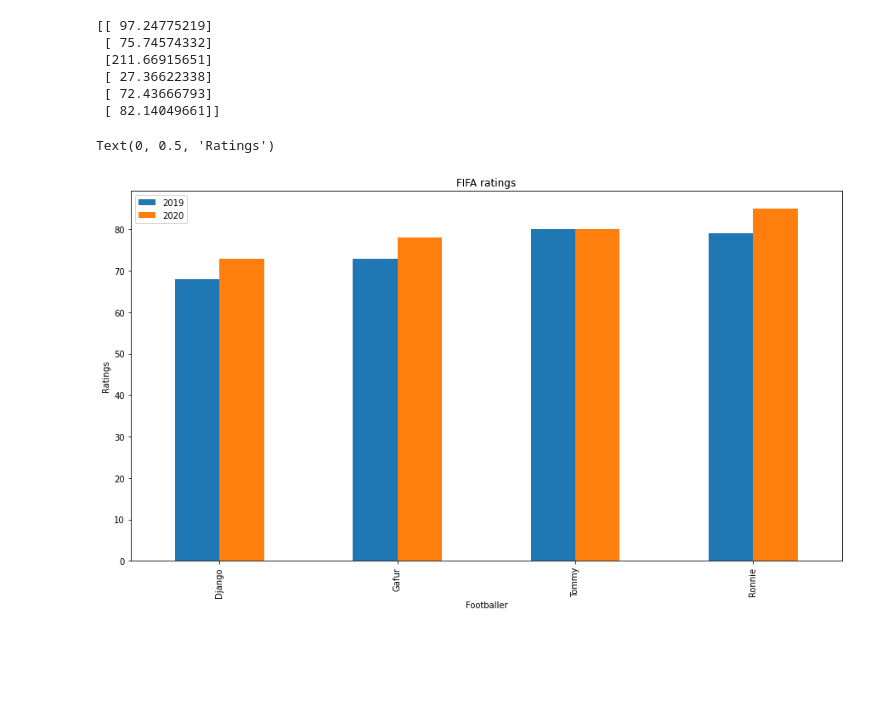
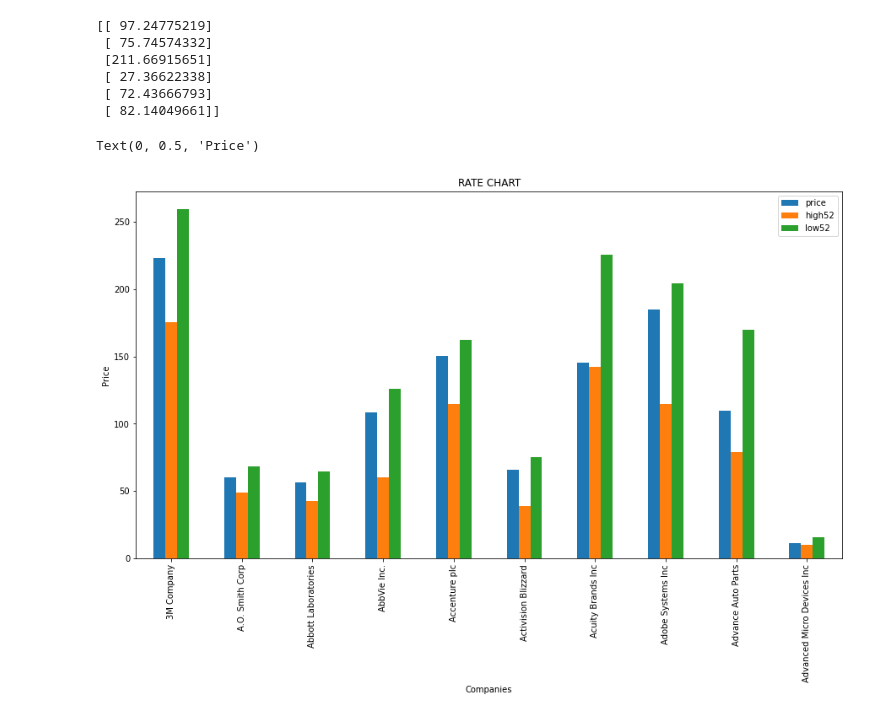
Before and after one commit to DataZenSomaiya/14_days_challenge, a Jupyter notebook: ankit/Finance.ipynb, the cells around one changed output. Cells and saved outputs as stored; diff of their text form; code cells hidden in the pictures; blank space fills up the shorter version.

```diff
--- a/ankit/Finance.ipynb
+++ b/ankit/Finance.ipynb
@@ -120,7 +104,7 @@ count    20.000000     20.000000  2.000000e+01  2.000000e+01    20.000000
 75%      7.417500
 max     26.140000
 # %%
-name = df['Name'].head(10)
-price = df['Price'].head(10)
-high52 = df['52 Week High'].head(10)
-low52 = df['52 Week Low'].head(10)
+name = df['Name'].head(10).to_numpy()
+price = df['Price'].head(10).to_numpy()
+high = df['52 Week High'].head(10).to_numpy()
+low = df['52 Week Low'].head(10).to_numpy()
@@ -173,21 +159,17 @@ print(y_test_predict)
  [ 72.43666793]
  [ 82.14049661]]
 # %%
-plotdata = pd.DataFrame({
+plotdata = pd.DataFrame({"price":price,"high52":high,"low52":low},
 
-    "2019":[68,73,80,79],
-
-    "2020":[73,78,80,85]},
-
-    index=["Django", "Gafur", "Tommy", "Ronnie"])
+    index=name)
 
 plotdata.plot(kind="bar",figsize=(15, 8))
 
-plt.title("FIFA ratings")
+plt.title("RATE CHART")
 
-plt.xlabel("Footballer")
+plt.xlabel("Companies")
 
-plt.ylabel("Ratings")
+plt.ylabel("Price")
 # %% [output]
-Text(0, 0.5, 'Ratings')
+Text(0, 0.5, 'Price')
-[figure, old version]
+[figure, new version]
```
Also changed, not shown: parts of 3 cells of this notebook.
